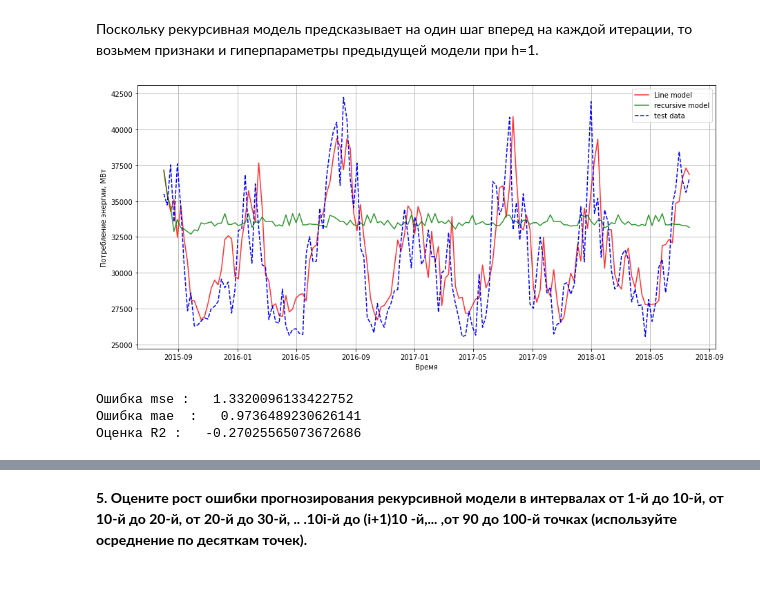
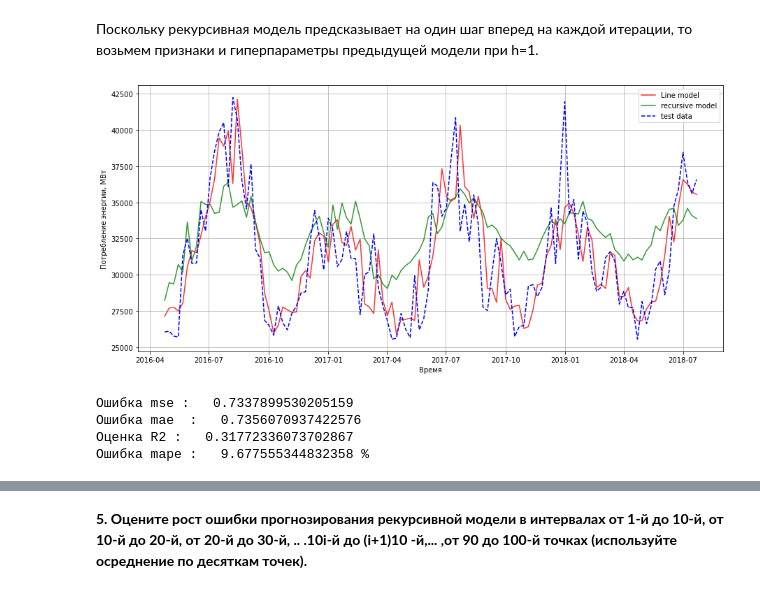
Before and after one commit to GruXsqK/ML_in_business, a Jupyter notebook: Lesson_4/Lesson_4.ipynb, the cells around one changed output, grey strips where cells are left out. Cells and saved outputs as stored; diff of their text form; code cells hidden in the pictures.

```diff
--- a/Lesson_4/Lesson_4.ipynb
+++ b/Lesson_4/Lesson_4.ipynb
@@ -114,3 +114,4 @@ energy_w['log_mw'] = np.log(energy_w['PJME_MW'])
 # %%
 energy_w['roll_4'] = energy_w['PJME_MW'].rolling(window=4).mean()
 energy_w['roll_5'] = energy_w['PJME_MW'].rolling(window=5).mean()
+energy_w['roll_13'] = energy_w['PJME_MW'].rolling(window=13).mean()
@@ -141,5 +144,5 @@ plt.show()
 # %%
-q = 14
+q = 52
 for i in range(q):
     energy_w['q_'+str(i+1)] = 0.
     energy_w['q_'+str(i+1)].values[i+1:] = energy_w['PJME_MW'].values[:-(i+1)]
@@ -456,12 +473,12 @@ __4. Примените авторекурсию и сравните резул
 Поскольку рекурсивная модель предсказывает на один шаг вперед на каждой итерации, то возьмем признаки и гиперпараметры предыдущей модели при h=1.
 # %%
 # model_params = ['PJME_MW', 'log_mw', 'roll_mw', 'q_1', 'p_7']
-model_params = ['log_mw', 'q_1', 'roll_4', 'roll_5', 'PJME_MW', 'p_6', 'p_7']
+model_params = ['q_49', 'p_7', 'q_1', 'roll_4', 'q_50', 'p_6', 'roll_5', 'q_38', 'q_52', 'PJME_MW', 'q_51']
+
+p = 52 # глубина истории
+h = 1
 
 scl_target = StandardScaler()
-
-p = 7 # глубина истории
-h = 1
 
 target = energy_w['PJME_MW'].values[h+p:].reshape((energy_w.shape[0]-h-p,1))
 y = scl_target.fit_transform(target)
@@ -483,10 +500,13 @@ y_train = y[:train.shape[0],0]
 X_test = X_new[train.shape[0]:,:]
 y_test = y[train.shape[0]:,0]
 
+# добавим к test историю из train для сохранения объема предсказаний
 X_test_rec = X_test.copy()
+X_test_rec = np.vstack([X_train[-p-h:,:], X_test_rec])
 y_test_rec = y_test.copy()
+y_test_rec = np.hstack([y_train[-p-h:], y_test_rec])
 
-model_g_rec = GradientBoostingRegressor(max_depth=3, random_state=21, n_estimators=100, min_samples_leaf=3)
+model_g_rec = GradientBoostingRegressor(max_depth=5, random_state=21, n_estimators=100, min_samples_leaf=5)
 model_g_rec.fit(X_train, y_train)
 
 y_test_pred_line = model_g_rec.predict(X_test)
@@ -523,23 +544,26 @@ line_data = scl_target.inverse_transform(y_test_pred_line[p:-h])
 # %%
 plt.figure(figsize=(15, 7))
 
 plt.xlabel('Время')
 plt.ylabel('Потребление энергии, МВт')
-plt.plot(test.index[2*p:-2*h], line_data, 'r',label='Line model', alpha=0.8)
-plt.plot(test.index[2*p:-2*h], rec_data, 'g',label='recursive model', alpha=0.8)
-plt.plot(test.index[2*p:-2*h], test_data, '--b',label='test data')
+plt.plot(test.index[p:-2*h], line_data, 'r',label='Line model', alpha=0.8)
+plt.plot(test.index[p:-2*h], rec_data, 'g',label='recursive model', alpha=0.8)
+plt.plot(test.index[p:-2*h], test_data, '--b',label='test data')
 
 plt.legend()
 plt.grid()
 plt.show()
 
-er_s = mean_squared_error(y_true=y_test, y_pred=y_test_rec)
-er_a = mean_absolute_error(y_true=y_test, y_pred=y_test_rec)
-er_r2 = r2_score(y_true=y_test, y_pred=y_test_rec)
+er_s = mean_squared_error(y_true=y_test, y_pred=y_test_rec[p:-h])
+er_a = mean_absolute_error(y_true=y_test, y_pred=y_test_rec[p:-h])
+er_r2 = r2_score(y_true=y_test, y_pred=y_test_rec[p:-h])
+er_p = mean_absolute_percentage_error(y_true=scl_target.inverse_transform(y_test),
+                                      y_pred=scl_target.inverse_transform(y_test_rec[p:-h]))
 
-print('Ошибка mse :  ', er_s,'\nОшибка mae  :  ', er_a,'\nОценка R2 :  ', er_r2)
+print('Ошибка mse :  ', er_s,'\nОшибка mae  :  ', er_a,'\nОценка R2 :  ', er_r2, '\nОшибка mape :  ', er_p,'%')
 # %% [output]
-[figure, old version]
+[figure, new version]
-Ошибка mse :   1.3320096133422752
-Ошибка mae  :   0.9736489230626141
-Оценка R2 :   -0.27025565073672686
+Ошибка mse :   0.7337899530205159
+Ошибка mae  :   0.7356070937422576
+Оценка R2 :   0.31772336073702867
+Ошибка mape :   9.677555344832358 %
```
Also changed, not shown: parts of 33 cells of this notebook.
